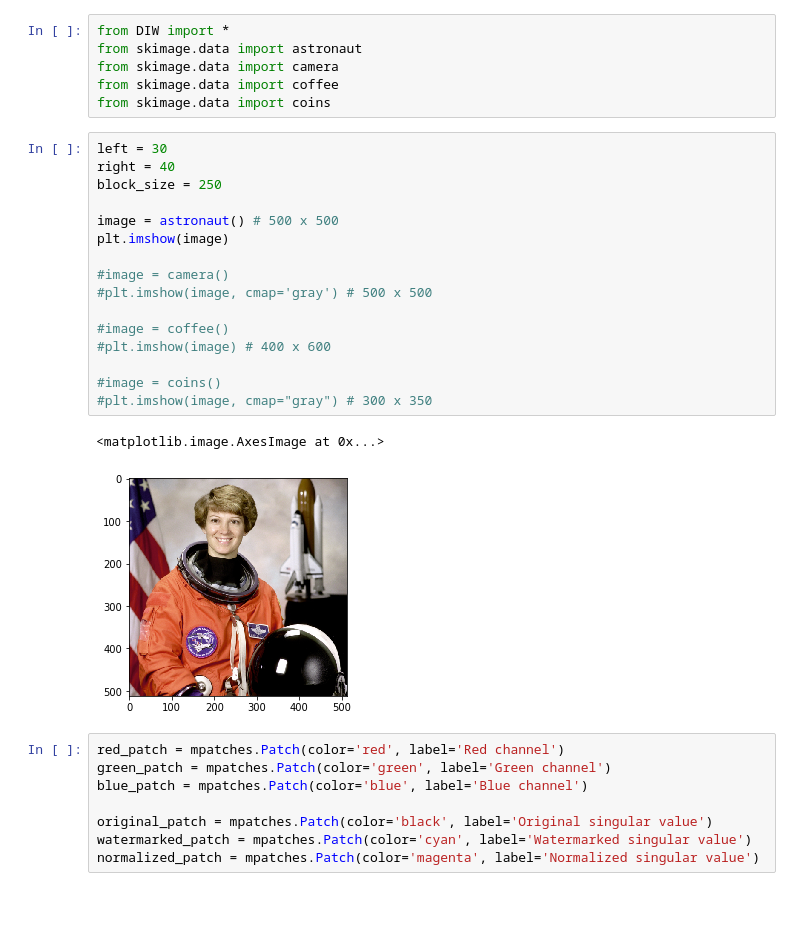
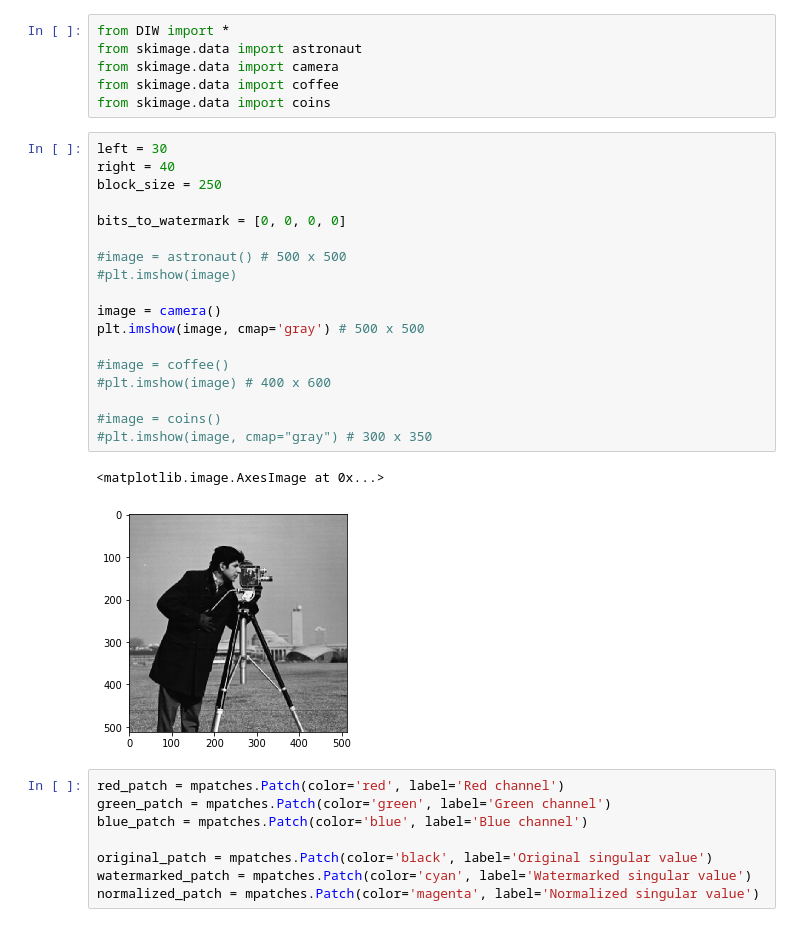
Before and after one commit to NECTEC-Internship/Digital-Image-Watermarking, a Jupyter notebook: BlockImageWatermarking.ipynb, the cells around one changed output. Drawn from its saved outputs; the diff is of its cells as text.

Commit message:
added BlockImageWatermark

```diff
--- a/BlockImageWatermarking.ipynb
+++ b/BlockImageWatermarking.ipynb
@@ -7,22 +7,24 @@ from skimage.data import coins
 # %%
 left = 30
 right = 40
 block_size = 250
 
-image = astronaut() # 500 x 500
-plt.imshow(image)
+bits_to_watermark = [0, 0, 0, 0]
 
-#image = camera()
-#plt.imshow(image, cmap='gray') # 500 x 500
+#image = astronaut() # 500 x 500
+#plt.imshow(image)
+
+image = camera()
+plt.imshow(image, cmap='gray') # 500 x 500
 
 #image = coffee()
 #plt.imshow(image) # 400 x 600
 
 #image = coins()
 #plt.imshow(image, cmap="gray") # 300 x 350
 # %% [output]
 <matplotlib.image.AxesImage at 0x...>
-[figure, old version]
+[figure, new version]
 # %%
 red_patch = mpatches.Patch(color='red', label='Red channel')
 green_patch = mpatches.Patch(color='green', label='Green channel')
```
Also changed, not shown: parts of 2 cells of this notebook, 2 other files.
